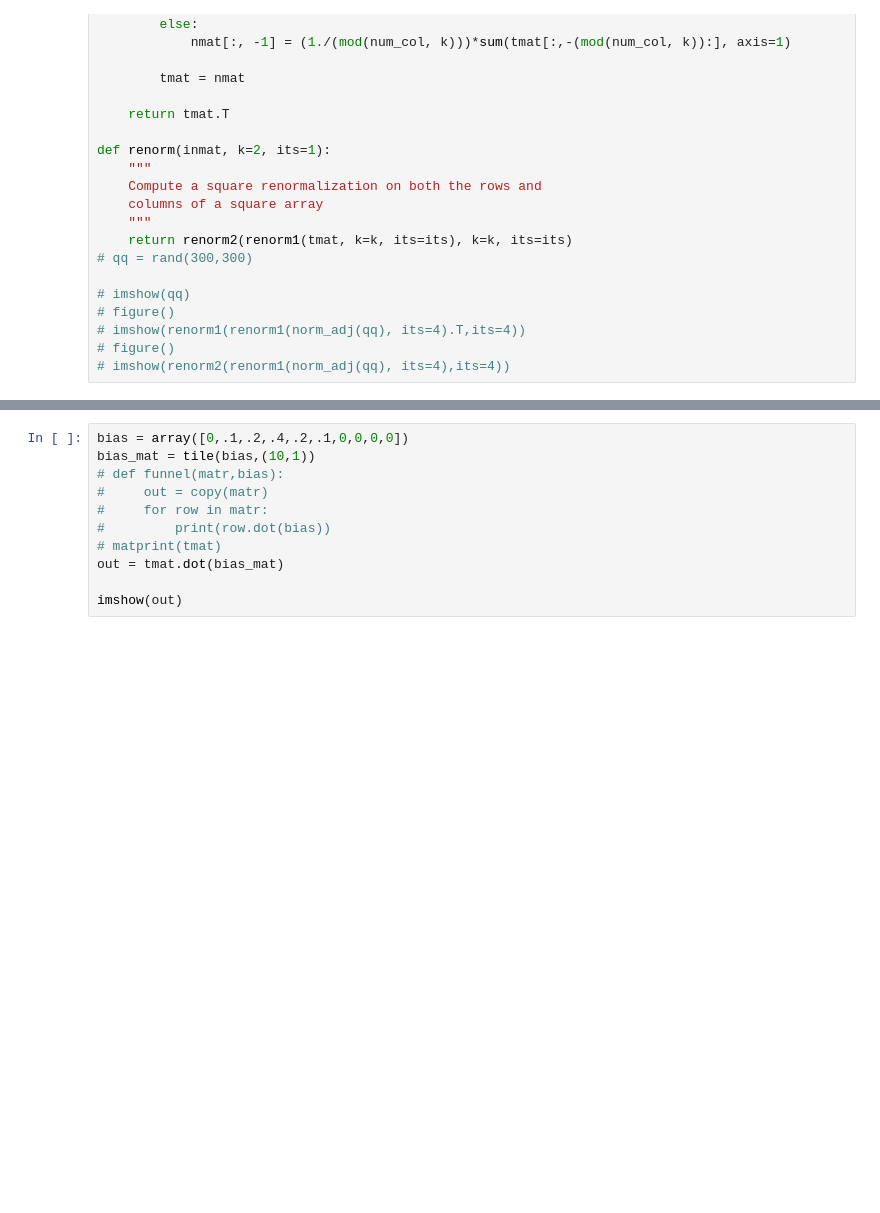
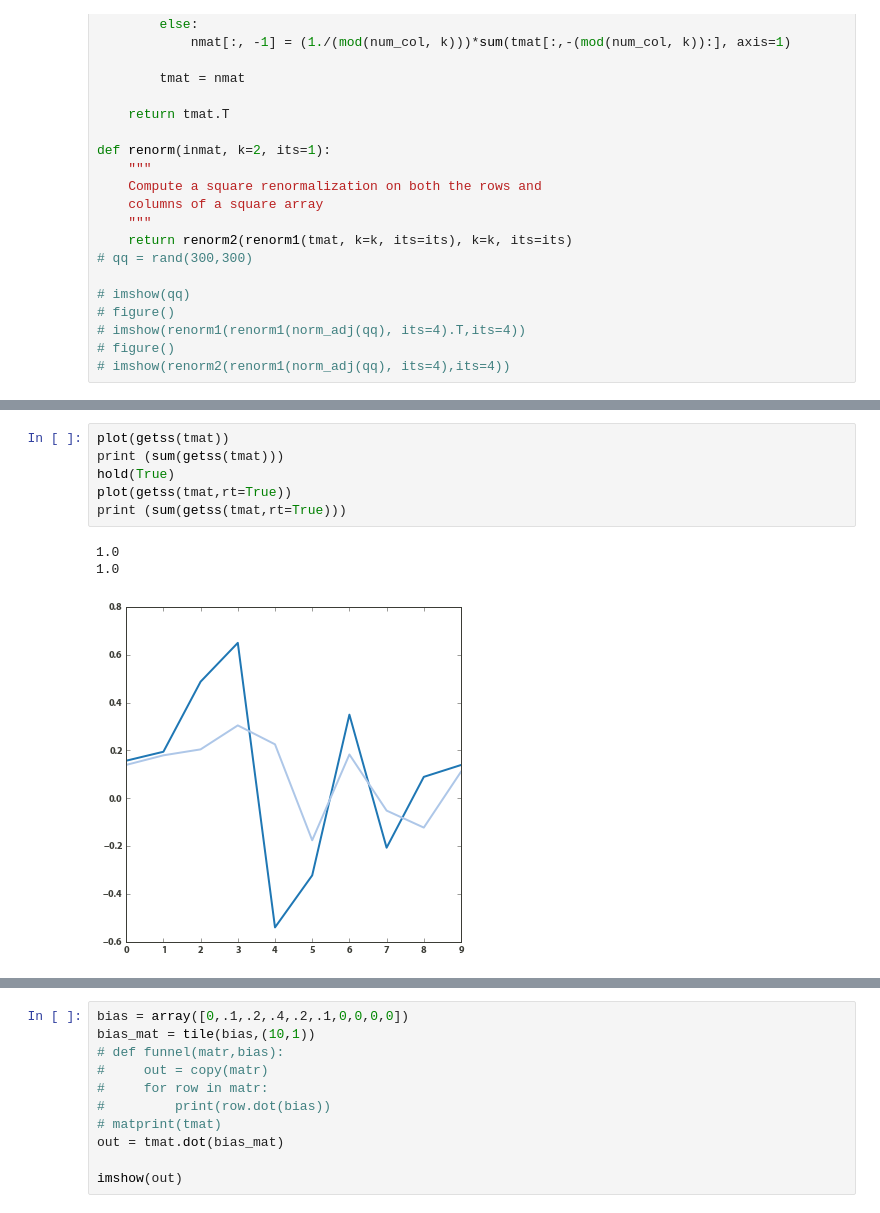
Before and after one commit to williamgilpin/netsim, a Jupyter notebook: simple_models.ipynb, the cells around one changed output, grey strips where cells are left out. Drawn from its saved outputs; the diff is of its cells as text; blank space fills up the shorter version.

```diff
--- a/simple_models.ipynb
+++ b/simple_models.ipynb
@@ -452,0 +314,10 @@ markov_plot(matTg)
+# %%
+plot(getss(tmat))
+print (sum(getss(tmat)))
+hold(True)
+plot(getss(tmat,rt=True))
+print (sum(getss(tmat,rt=True)))
+# %% [output]
+1.0
+1.0
+[figure, added]
```
Also changed, not shown: parts of 8 cells of this notebook, 2 other files.
